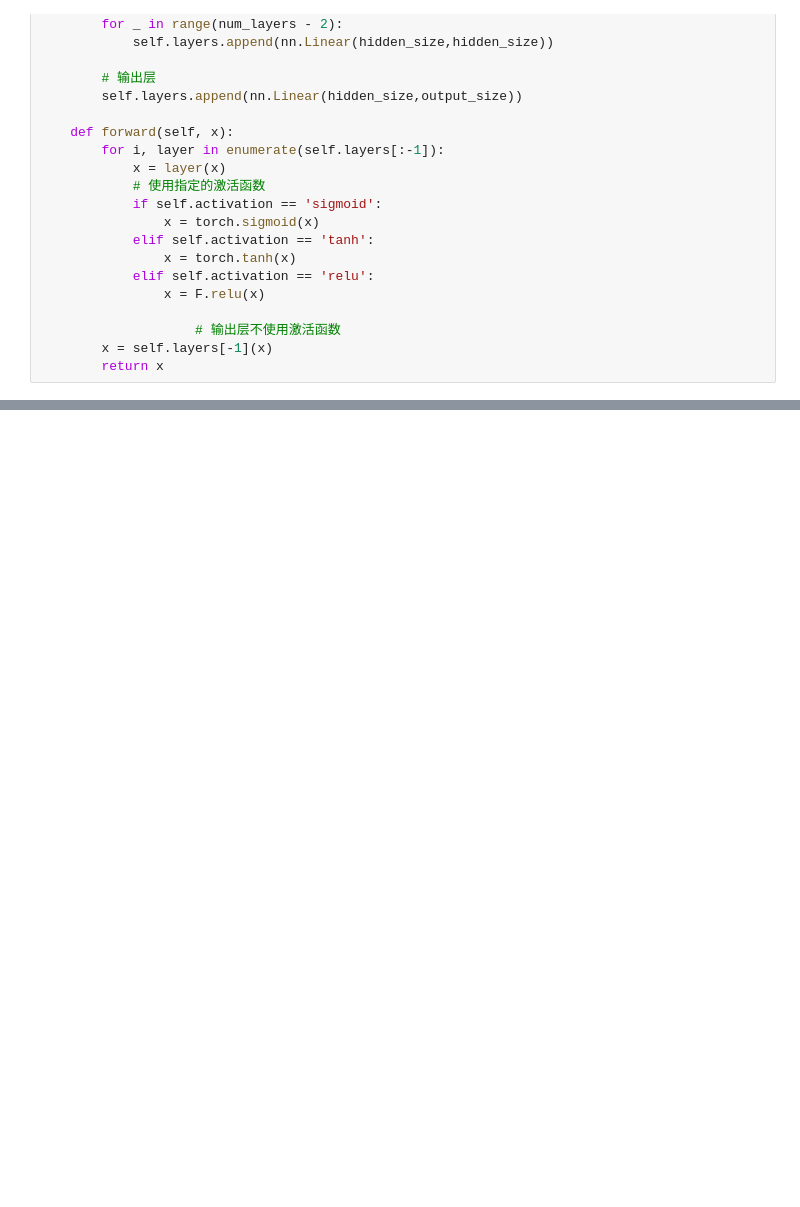
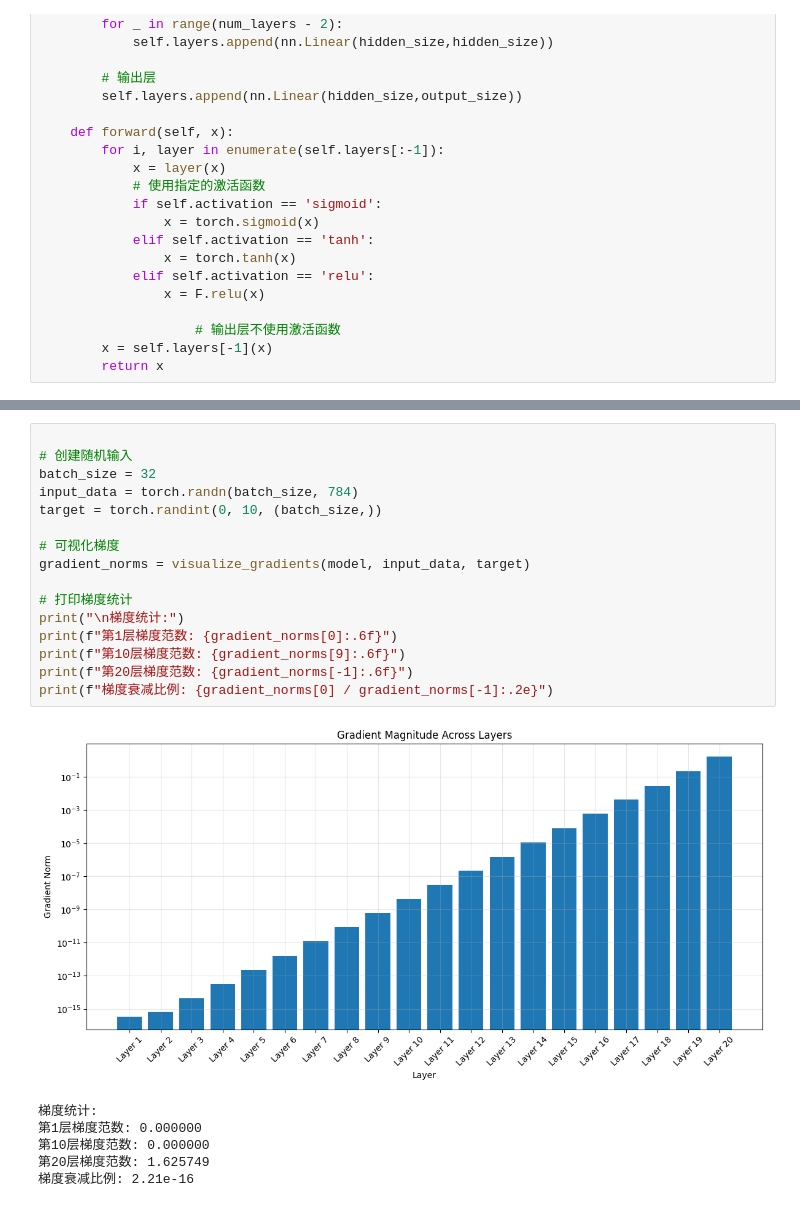
Before and after one commit to LeventureQys/AudioProcesser, a Jupyter notebook: FrameworkLearning/ML/code/chapter-1/chapter-1-1.ipynb, the cells around one changed output, grey strips where cells are left out. Drawn from its saved outputs; the diff is of its cells as text; blank space fills up the shorter version.

```diff
--- a/FrameworkLearning/ML/code/chapter-1/chapter-1-1.ipynb
+++ b/FrameworkLearning/ML/code/chapter-1/chapter-1-1.ipynb
@@ -46,0 +85,23 @@ print(f"总参数量: {sum(p.numel() for p in model.parameters())}")
+# %%
+
+# 创建随机输入
+batch_size = 32
+input_data = torch.randn(batch_size, 784)
+target = torch.randint(0, 10, (batch_size,))
+
+# 可视化梯度
+gradient_norms = visualize_gradients(model, input_data, target)
+
+# 打印梯度统计
+print("\n梯度统计:")
+print(f"第1层梯度范数: {gradient_norms[0]:.6f}")
+print(f"第10层梯度范数: {gradient_norms[9]:.6f}")
+print(f"第20层梯度范数: {gradient_norms[-1]:.6f}")
+print(f"梯度衰减比例: {gradient_norms[0] / gradient_norms[-1]:.2e}")
+# %% [output]
+[figure, added]
+梯度统计:
+第1层梯度范数: 0.000000
+第10层梯度范数: 0.000000
+第20层梯度范数: 1.625749
+梯度衰减比例: 2.21e-16
```
Also changed, not shown: parts of 7 cells of this notebook, 2 other files.
